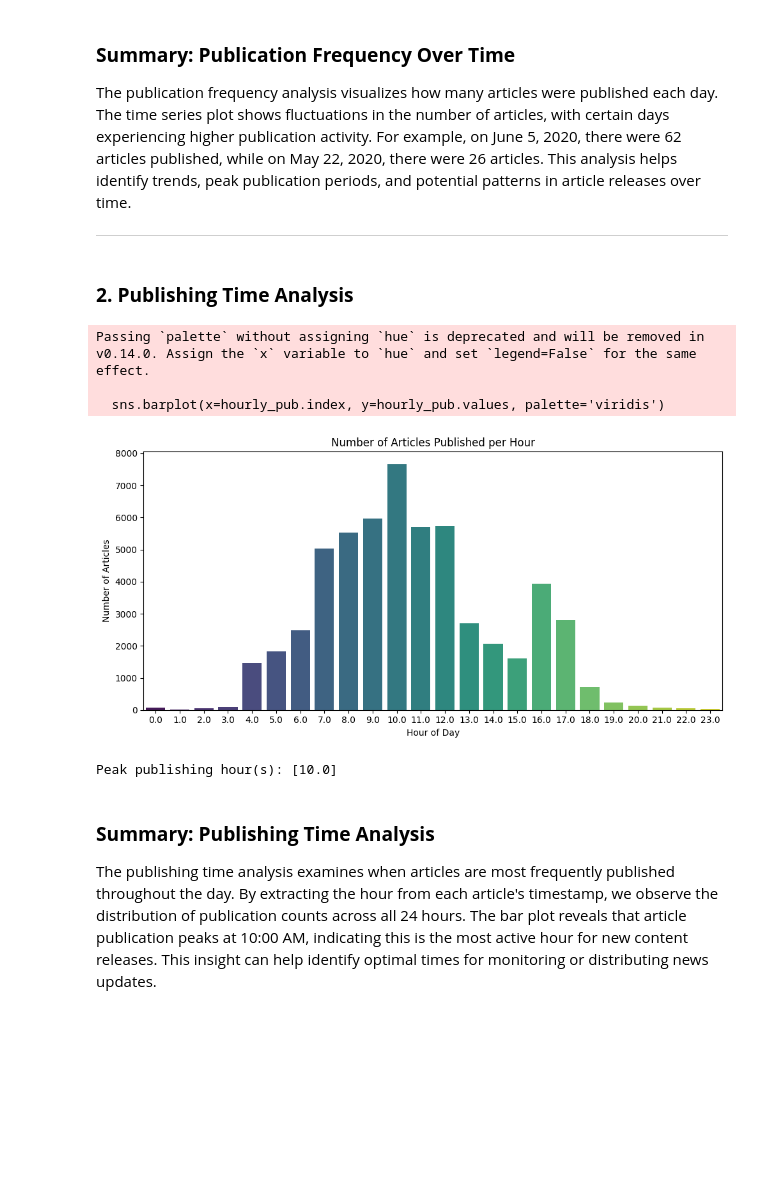
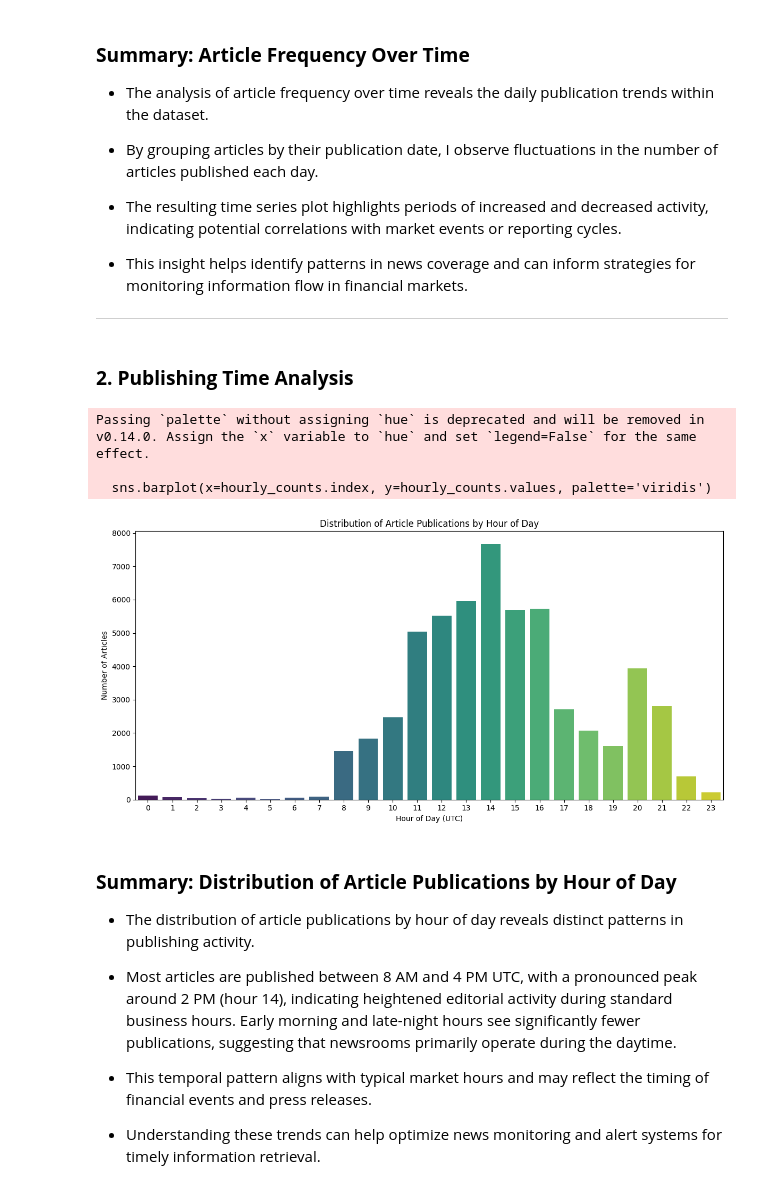
Before and after one commit to OliyadTeshome/News_Sentiment_Driven_Price_Prediction, a Jupyter notebook: notebooks/time_series_analysis.ipynb, the cells around one changed output. Cells and saved outputs as stored; diff of their text form; code cells hidden in the pictures; blank space fills up the shorter version.

```diff
--- a/notebooks/time_series_analysis.ipynb
+++ b/notebooks/time_series_analysis.ipynb
@@ -61,38 +53,45 @@ plt.show()
-# %% [markdown]
-### **Summary: Publication Frequency Over Time**
-
-The publication frequency analysis visualizes how many articles were published each day. The time series plot shows fluctuations in the number of articles, with certain days experiencing higher publication activity. For example, on June 5, 2020, there were 62 articles published, while on May 22, 2020, there were 26 articles. This analysis helps identify trends, peak publication periods, and potential patterns in article releases over time.
-
----
+# %% [markdown]
+### **Summary: Article Frequency Over Time**
+
+- The analysis of article frequency over time reveals the daily publication trends within the dataset.
+
+- By grouping articles by their publication date, I observe fluctuations in the number of articles published each day.
+
+- The resulting time series plot highlights periods of increased and decreased activity, indicating potential correlations with market events or reporting cycles.
+
+- This insight helps identify patterns in news coverage and can inform strategies for monitoring information flow in financial markets.
+
+----
 # %% [markdown]
 ### **2. Publishing Time Analysis**
-# %%
-# Extract hour from the 'date' column
-df['hour'] = df['date'].dt.hour
-
-# Aggregate number of articles published per hour
-hourly_pub = df.groupby('hour').size()
-
-# Visualize the number of articles published per hour
-plt.figure(figsize=(10, 5))
-sns.barplot(x=hourly_pub.index, y=hourly_pub.values, palette='viridis')
-plt.title('Number of Articles Published per Hour')
-plt.xlabel('Hour of Day')
-plt.ylabel('Number of Articles')
-plt.xticks(range(0, 24))
-plt.tight_layout()
-plt.show()
-
-# Identify peak publishing hours
-peak_hours = hourly_pub[hourly_pub == hourly_pub.max()].index.tolist()
-print(f"Peak publishing hour(s): {peak_hours}")
-# %% [output]
-Passing `palette` without assigning `hue` is deprecated and will be removed in v0.14.0. Assign the `x` variable to `hue` and set `legend=False` for the same effect.
-
-  sns.barplot(x=hourly_pub.index, y=hourly_pub.values, palette='viridis')
-[figure, removed]
-Peak publishing hour(s): [10.0]
-# %% [markdown]
-### **Summary: Publishing Time Analysis**
-
-The publishing time analysis examines when articles are most frequently published throughout the day. By extracting the hour from each article's timestamp, we observe the distribution of publication counts across all 24 hours. The bar plot reveals that article publication peaks at 10:00 AM, indicating this is the most active hour for new content releases. This insight can help identify optimal times for monitoring or distributing news updates.
+# %%
+# Extract the hour from the 'date' column
+df['hour'] = df['date'].dt.hour
+
+# Count the number of articles published in each hour
+hourly_counts = df['hour'].value_counts().sort_index()
+
+# Plot the distribution of publication times
+plt.figure(figsize=(12, 6))
+sns.barplot(x=hourly_counts.index, y=hourly_counts.values, palette='viridis')
+plt.title('Distribution of Article Publications by Hour of Day')
+plt.xlabel('Hour of Day (UTC)')
+plt.ylabel('Number of Articles')
+plt.xticks(range(0, 24))
+plt.tight_layout()
+plt.show()
+# %% [output]
+Passing `palette` without assigning `hue` is deprecated and will be removed in v0.14.0. Assign the `x` variable to `hue` and set `legend=False` for the same effect.
+
+  sns.barplot(x=hourly_counts.index, y=hourly_counts.values, palette='viridis')
+[figure, added]
+# %% [markdown]
+### **Summary: Distribution of Article Publications by Hour of Day**
+
+- The distribution of article publications by hour of day reveals distinct patterns in publishing activity.
+
+- Most articles are published between 8 AM and 4 PM UTC, with a pronounced peak around 2 PM (hour 14), indicating heightened editorial activity during standard business hours. Early morning and late-night hours see significantly fewer publications, suggesting that newsrooms primarily operate during the daytime.
+
+- This temporal pattern aligns with typical market hours and may reflect the timing of financial events and press releases.
+
+- Understanding these trends can help optimize news monitoring and alert systems for timely information retrieval.
```
Also changed, not shown: parts of 5 cells of this notebook.
